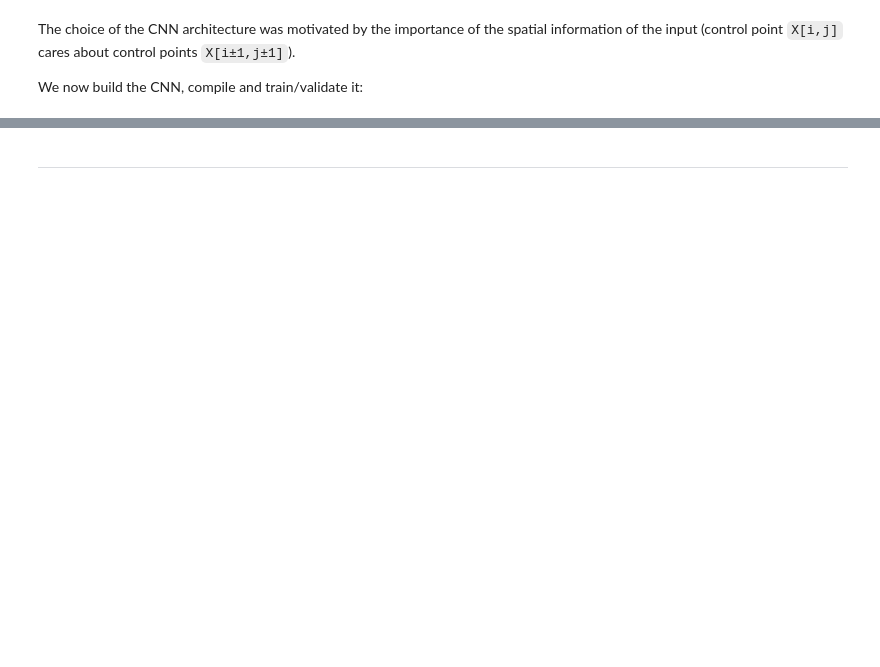
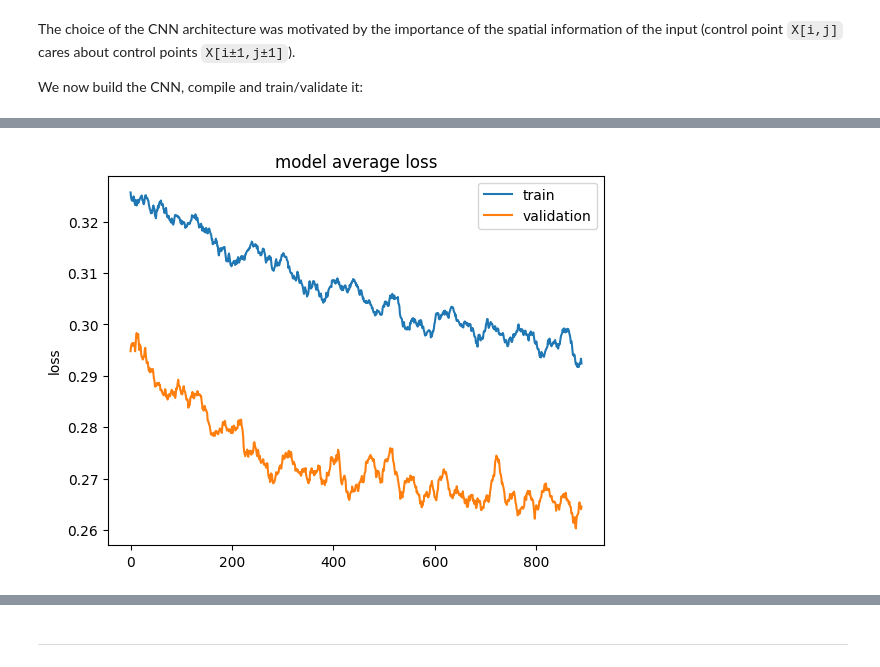
Before and after one commit to cu2mauro/NN_matlab_bubble, a Jupyter notebook: ColabCNN.ipynb, the cells around one changed output, grey strips where cells are left out. Saved outputs shown, nothing was run; the diff lists cells and outputs as text; code cells hidden in the pictures; blank space fills up the shorter version.

```diff
--- a/ColabCNN.ipynb
+++ b/ColabCNN.ipynb
@@ -167,3 +167,16 @@ plt.show()
+# %%
+def movingaverage(interval, window_size):
+    window= np.ones(int(window_size))/float(window_size)
+    return np.convolve(interval, window, 'same')
+
+plt.plot(movingaverage(nn_history.history['loss'],20)[100:-10])
+plt.plot(movingaverage(nn_history.history['val_loss'],20)[100:-10])
+plt.title('model average loss')
+plt.ylabel('loss')
+plt.legend(['train','validation'], loc='upper right')
+plt.show()
+# %% [output]
+[figure, added]
 # %%
 score = model.evaluate(X_test, y_test, verbose=0)
 print('Test score:', score[0])
```
Also changed, not shown: parts of 16 cells of this notebook.
